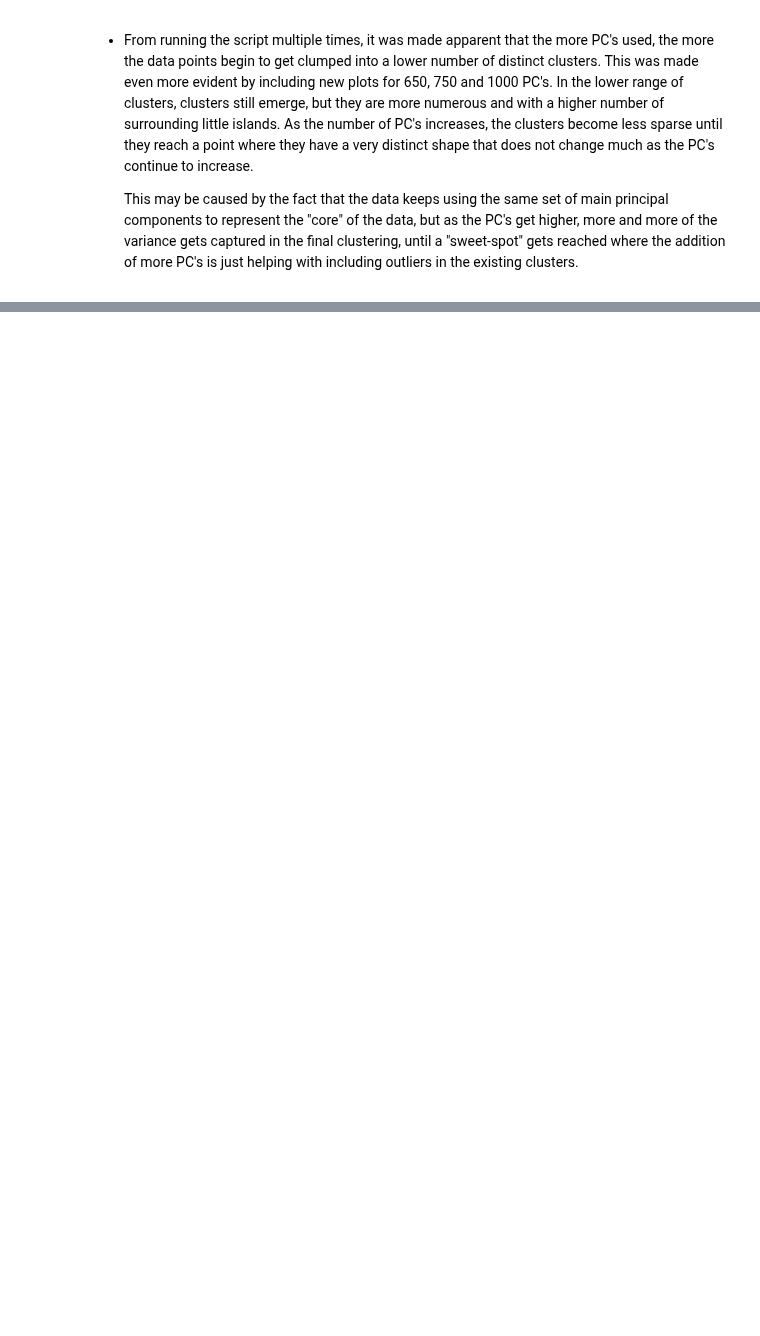
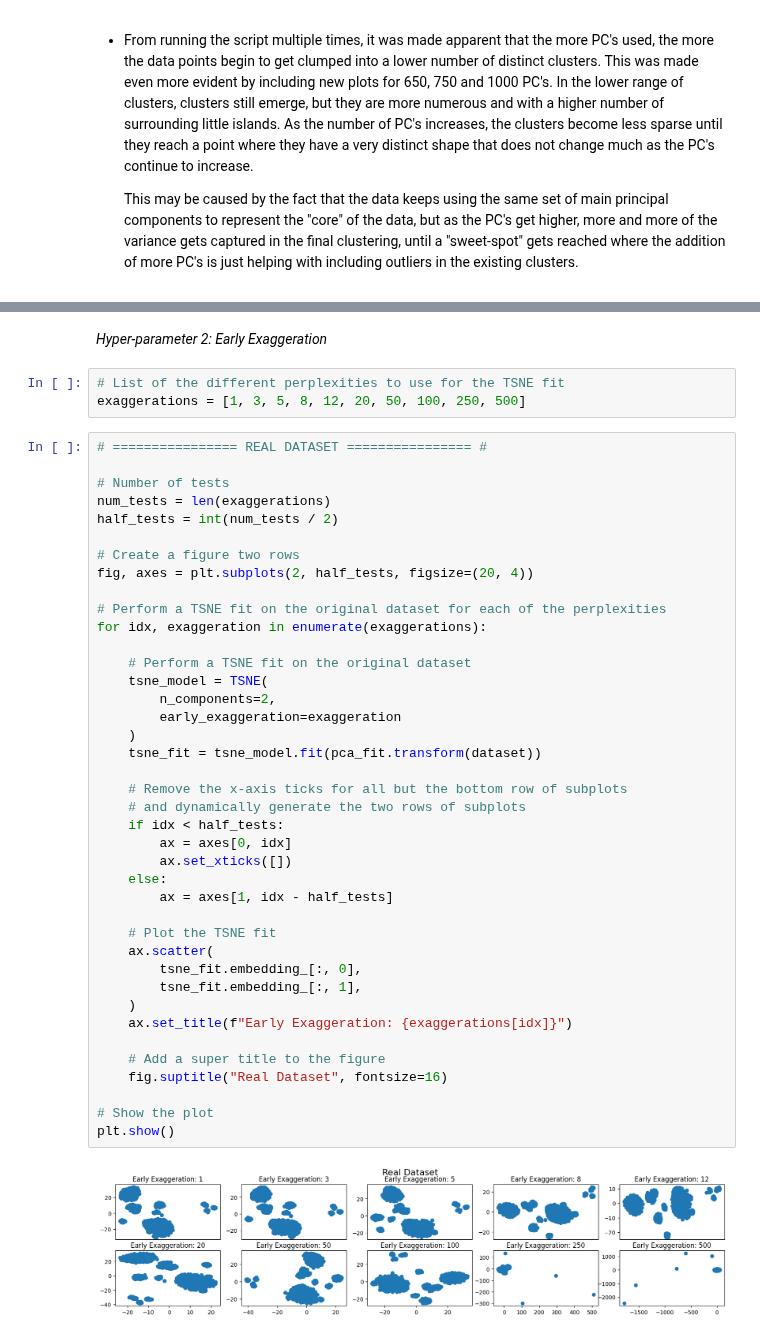
Before and after one commit to eddysanoli-galileo/Data-Analysis-Statistical-Modeling-and-Computation-in-Applications, a Jupyter notebook: Module 2 - Genomics and High Dimensional Data/Project/Problem3.ipynb, the cells around one changed output, grey strips where cells are left out. Drawn from its saved outputs; the diff is of its cells as text; blank space fills up the shorter version.

```diff
--- a/Module 2 - Genomics and High Dimensional Data/Project/Problem3.ipynb
+++ b/Module 2 - Genomics and High Dimensional Data/Project/Problem3.ipynb
@@ -90,0 +225,47 @@ plt.show()
+# %% [markdown]
+*Hyper-parameter 2: Early Exaggeration*
+# %%
+# List of the different perplexities to use for the TSNE fit
+exaggerations = [1, 3, 5, 8, 12, 20, 50, 100, 250, 500]
+# %%
+# ================ REAL DATASET ================ #
+
+# Number of tests
+num_tests = len(exaggerations)
+half_tests = int(num_tests / 2)
+
+# Create a figure two rows
+fig, axes = plt.subplots(2, half_tests, figsize=(20, 4))
+
+# Perform a TSNE fit on the original dataset for each of the perplexities
+for idx, exaggeration in enumerate(exaggerations):
+
+    # Perform a TSNE fit on the original dataset
+    tsne_model = TSNE(
+        n_components=2,
+        early_exaggeration=exaggeration
+    )
+    tsne_fit = tsne_model.fit(pca_fit.transform(dataset))
+
+    # Remove the x-axis ticks for all but the bottom row of subplots
+    # and dynamically generate the two rows of subplots
+    if idx < half_tests:
+        ax = axes[0, idx]
+        ax.set_xticks([])
+    else:
+        ax = axes[1, idx - half_tests]
+
+    # Plot the TSNE fit
+    ax.scatter(
+        tsne_fit.embedding_[:, 0],
+        tsne_fit.embedding_[:, 1],
+    )
+    ax.set_title(f"Early Exaggeration: {exaggerations[idx]}")
+
+    # Add a super title to the figure
+    fig.suptitle("Real Dataset", fontsize=16)
+
+# Show the plot
+plt.show()
+# %% [output]
+[figure, added]
```
Also changed, not shown: parts of 15 cells of this notebook, 6 other files.
